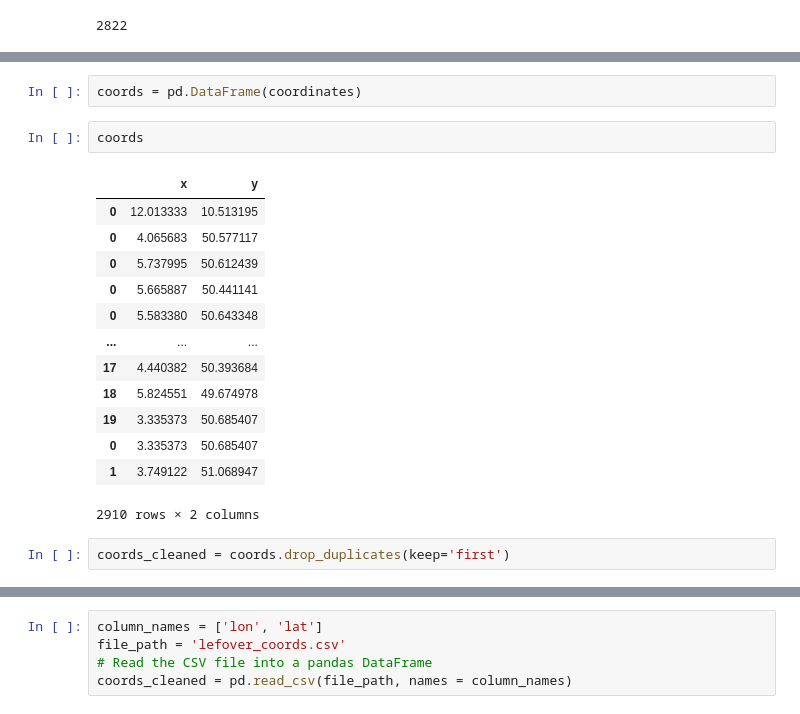
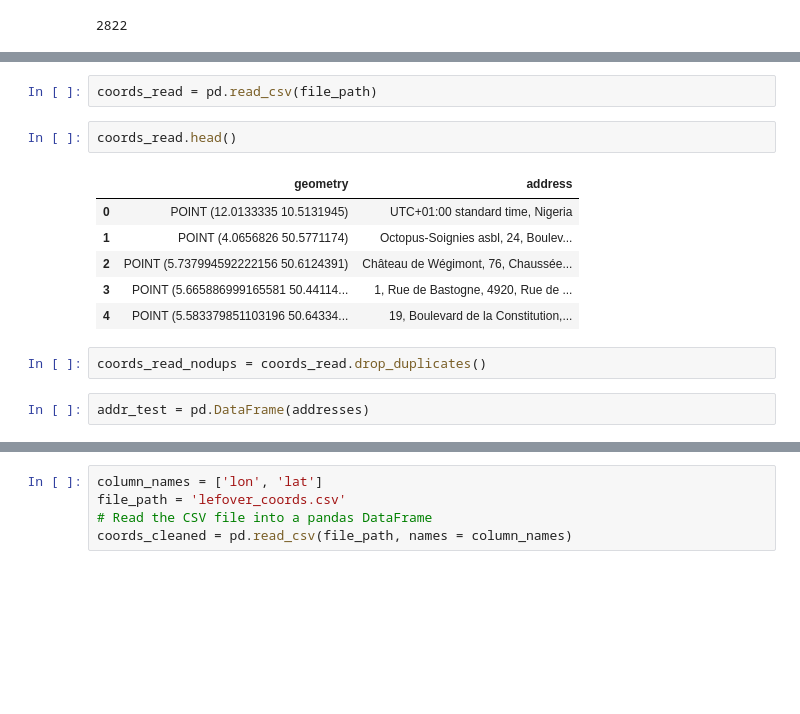
Before and after one commit to isa-sc/mda-project, a Jupyter notebook: aed_map.ipynb, the cells around one changed output, grey strips where cells are left out. Drawn from its saved outputs; the diff is of its cells as text; blank space fills up the shorter version.

```diff
--- a/aed_map.ipynb
+++ b/aed_map.ipynb
@@ -165,20 +165,15 @@ len(coordinates)-len(coords_cleaned)
+# %%
+coords_read = pd.read_csv(file_path)
+# %%
+coords_read.head()
+# %% [output]
+|  | geometry | address |
+| 0 | POINT (12.0133335 10.5131945) | UTC+01:00 standard time, Nigeria |
+| 1 | POINT (4.0656826 50.5771174) | Octopus-Soignies asbl, 24, Boulev... |
+| 2 | POINT (5.737994592222156 50.6124391) | Château de Wégimont, 76, Chaussée... |
+| 3 | POINT (5.665886999165581 50.44114... | 1, Rue de Bastogne, 4920, Rue de ... |
+| 4 | POINT (5.583379851103196 50.64334... | 19, Boulevard de la Constitution,... |
+# %%
+coords_read_nodups = coords_read.drop_duplicates()
 # %%
-coords = pd.DataFrame(coordinates)
+addr_test = pd.DataFrame(addresses)
-# %%
-coords
-# %% [output]
-|  | x | y |
-| 0 | 12.013333 | 10.513195 |
-| 0 | 4.065683 | 50.577117 |
-| 0 | 5.737995 | 50.612439 |
-| 0 | 5.665887 | 50.441141 |
-| 0 | 5.583380 | 50.643348 |
-| ... | ... | ... |
-| 17 | 4.440382 | 50.393684 |
-| 18 | 5.824551 | 49.674978 |
-| 19 | 3.335373 | 50.685407 |
-| 0 | 3.335373 | 50.685407 |
-| 1 | 3.749122 | 51.068947 |
-2910 rows × 2 columns
-# %%
-coords_cleaned = coords.drop_duplicates(keep='first')
```
Also changed, not shown: parts of 13 cells of this notebook, 1 other file.
